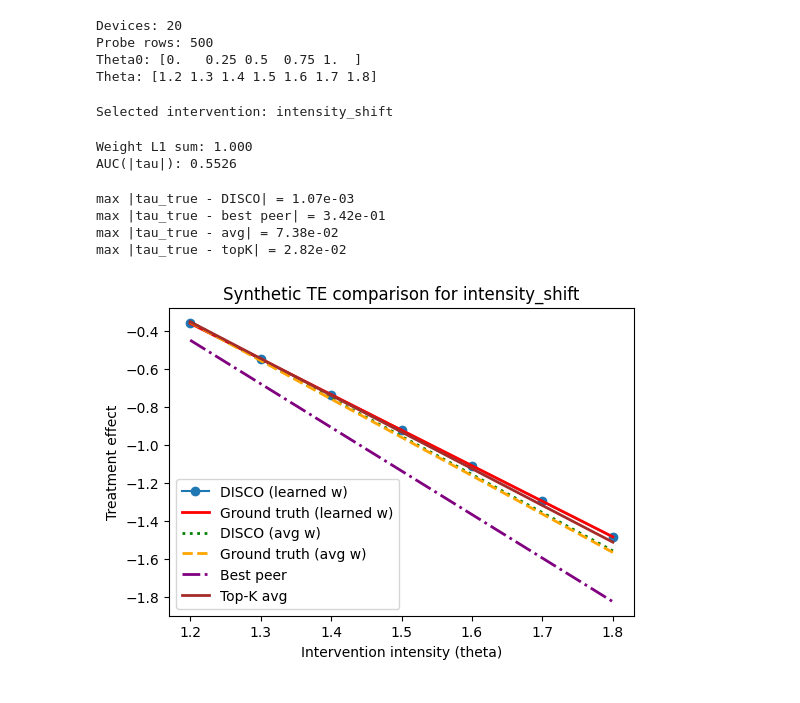
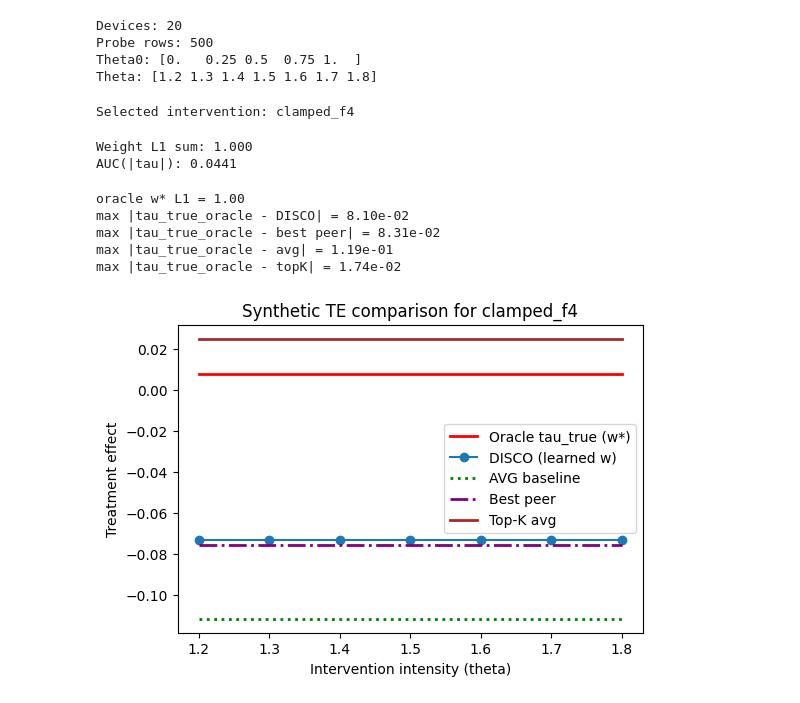
Before and after one commit to youlei202/Distributed-Synthetic-Control-Explanations, a Jupyter notebook: experiments/notebooks/te_auc_synthetic.ipynb, the cells around one changed output. Saved outputs shown, nothing was run; the diff lists cells and outputs as text; code cells hidden in the pictures.

Commit message:
baselines added

```diff
--- a/experiments/notebooks/te_auc_synthetic.ipynb
+++ b/experiments/notebooks/te_auc_synthetic.ipynb
@@ -92,11 +87,11 @@ INTERVENTIONS = {
     'clamped_f4': ClampedShift(feat_idx=4, shift_max=2.0, lower=-2.0, upper=2.0, name='clamped_f4'),
 }
 
-intervention_key = 'intensity_shift'
+intervention_key = 'clamped_f4'
 intervention = INTERVENTIONS[intervention_key]
 print('Selected intervention: {}'.format(intervention.name))
 # %% [output]
-Selected intervention: intensity_shift
+Selected intervention: clamped_f4
 # %%
 grids = Grids(theta0=scenario.theta0, theta=scenario.theta)
 target_class = 0
@@ -130,14 +125,25 @@ print('Weight L1 sum: {:.3f}'.format(np.sum(output.weights)))
 print('AUC(|tau|): {:.4f}'.format(np.trapz(np.abs(te_output.tau), te_output.theta)))
 # %% [output]
 Weight L1 sum: 1.000
-AUC(|tau|): 0.5526
+AUC(|tau|): 0.0441
 # %%
 theta_post = te_output.theta
 weights_disco = output.weights
-tau_true = compute_tau_true(scenario, weights_disco, intervention, theta_post)
+
+oracle_output = baseline_runner.baseline_oracle_ground_truth(
+    devices=scenario.devices,
+    trajectories=trajectories,
+    theta0=scenario.theta0,
+    x_star=scenario.x_star,
+    grids=grids,
+    intervention=intervention,
+    target_idx=0,
+    target_class=target_class,
+)
+tau_true_oracle = oracle_output.tau
+w_star = np.array(oracle_output.meta["weights"])
 
 w_avg = np.ones_like(weights_disco) / len(weights_disco)
-tau_true_avg = compute_tau_true(scenario, w_avg, intervention, theta_post)
 y_syn_avg, _ = pmode_builder.build(
     w=w_avg,
     devices=scenario.devices,
@@ -194,27 +200,28 @@ tau_est_topk = topk_output.tau
 def max_abs_error(a, b):
     return float(np.max(np.abs(a - b)))
 
-print('max |tau_true - DISCO| = {:.2e}'.format(max_abs_error(tau_true, te_output.tau)))
-print('max |tau_true - best peer| = {:.2e}'.format(max_abs_error(tau_true, tau_est_best)))
-print('max |tau_true - avg| = {:.2e}'.format(max_abs_error(tau_true, tau_est_avg)))
-print('max |tau_true - topK| = {:.2e}'.format(max_abs_error(tau_true, tau_est_topk)))
+print('oracle w* L1 = {:.2f}'.format(np.sum(w_star)))
+print('max |tau_true_oracle - DISCO| = {:.2e}'.format(max_abs_error(tau_true_oracle, te_output.tau)))
+print('max |tau_true_oracle - best peer| = {:.2e}'.format(max_abs_error(tau_true_oracle, tau_est_best)))
+print('max |tau_true_oracle - avg| = {:.2e}'.format(max_abs_error(tau_true_oracle, tau_est_avg)))
+print('max |tau_true_oracle - topK| = {:.2e}'.format(max_abs_error(tau_true_oracle, tau_est_topk)))
 # %% [output]
-max |tau_true - DISCO| = 1.07e-03
-max |tau_true - best peer| = 3.42e-01
-max |tau_true - avg| = 7.38e-02
-max |tau_true - topK| = 2.82e-02
+oracle w* L1 = 1.00
+max |tau_true_oracle - DISCO| = 8.10e-02
+max |tau_true_oracle - best peer| = 8.31e-02
+max |tau_true_oracle - avg| = 1.19e-01
+max |tau_true_oracle - topK| = 1.74e-02
 # %%
 fig, ax = plt.subplots(figsize=(6, 4))
+ax.plot(theta_post, tau_true_oracle, color='red', linewidth=2, label='Oracle tau_true (w*)')
 ax.plot(theta_post, te_output.tau, marker='o', color='C0', label='DISCO (learned w)')
-ax.plot(theta_post, tau_true, color='red', linewidth=2, label='Ground truth (learned w)')
-ax.plot(theta_post, tau_est_avg, color='green', linestyle=':', linewidth=2, label='DISCO (avg w)')
-ax.plot(theta_post, tau_true_avg, color='orange', linestyle='--', linewidth=2, label='Ground truth (avg w)')
+ax.plot(theta_post, tau_est_avg, color='green', linestyle=':', linewidth=2, label='AVG baseline')
 ax.plot(theta_post, tau_est_best, color='purple', linestyle='-.', linewidth=2, label='Best peer')
 ax.plot(theta_post, tau_est_topk, color='brown', linewidth=2, label='Top-K avg')
 ax.set_xlabel('Intervention intensity (theta)')
 ax.set_ylabel('Treatment effect')
 ax.set_title('Synthetic TE comparison for {}'.format(intervention.name))
 ax.legend()
 plt.show()
 # %% [output]
-[figure, old version]
+[figure, new version]
```
Also changed, not shown: parts of 1 cell of this notebook, 1 other file.
